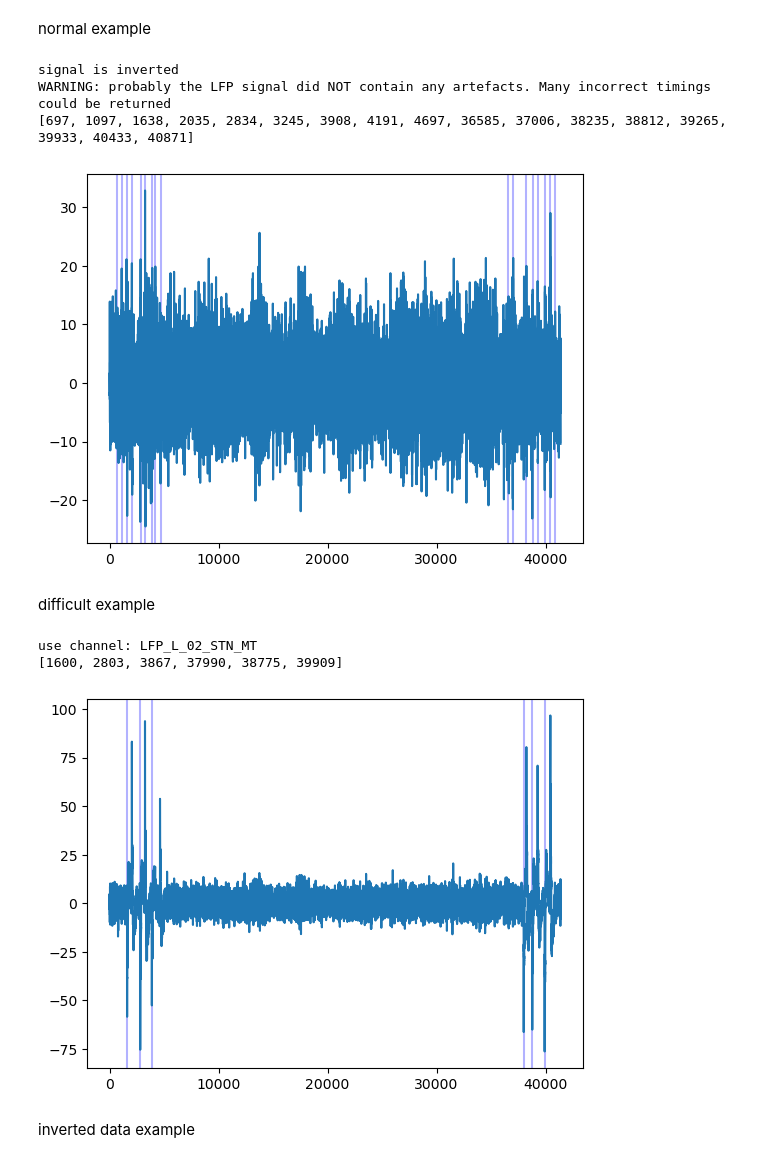
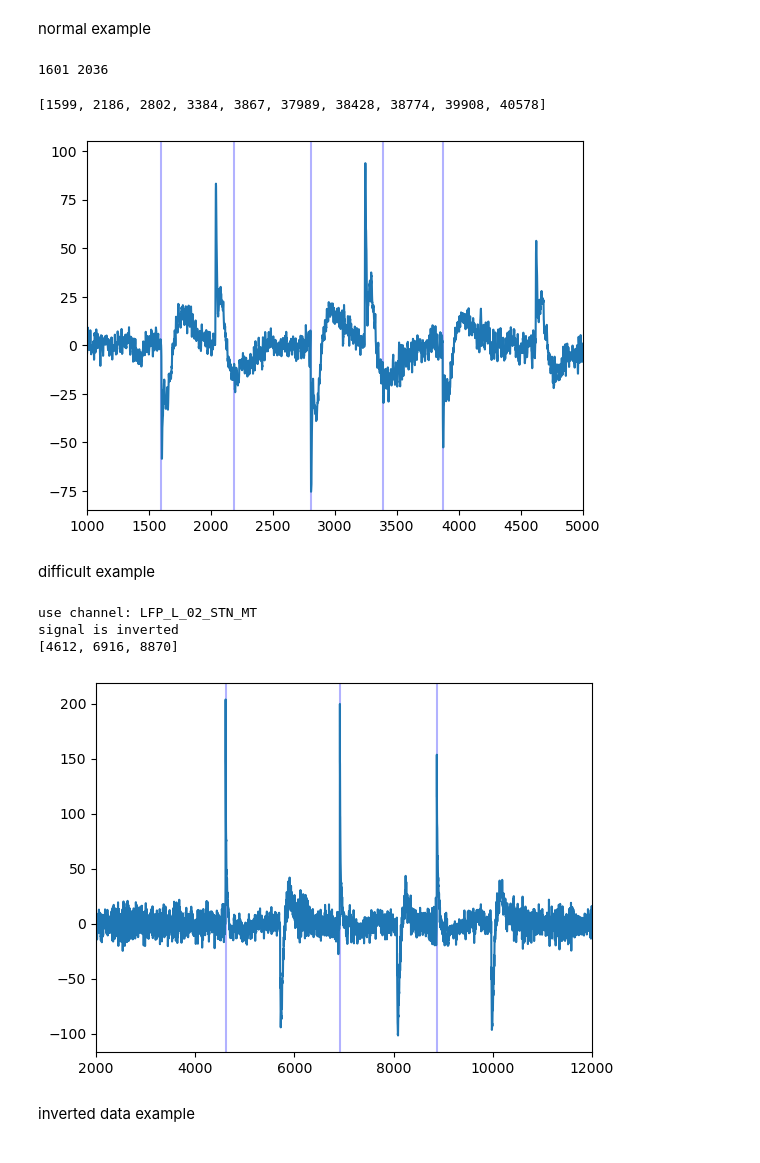
Before and after one commit to jgvhabets/PyPerceive, a Jupyter notebook: code/notebooks/sync_test.ipynb, the cells around one changed output. Saved outputs shown, nothing was run; the diff lists cells and outputs as text; code cells hidden in the pictures.

Commit message:
fixing too high max peak

```diff
--- a/code/notebooks/sync_test.ipynb
+++ b/code/notebooks/sync_test.ipynb
@@ -121,12 +121,12 @@ def find_LFP_sync_artefact(
 
     # calculate a ratio between std dev and maximum during
     # the first seconds to check whether an stim-artef was present
-    ratio_max_sd = np.max(res[:fs*20] / np.std(res[:fs*5]))
+    ratio_max_sd = np.max(res[:fs*30] / np.std(res[:fs*5]))
 
     # use peak of kernel dot products
-    pos_idx = find_peaks(x=res, height=.5 * max(res[:fs*10]),
+    pos_idx = find_peaks(x=res, height=.3 * max(res),
                         distance=fs)[0]
-    neg_idx = find_peaks(x=-res, height=-.5 * min(res[:fs*10]),
+    neg_idx = find_peaks(x=-res, height=-.3 * min(res),
                         distance=fs)[0]
 
     # check whether signal is converted
@@ -222,10 +223,17 @@ Creating RawArray with float64 data, n_channels=6, n_times=6625
 Ready.
 # %% [markdown]
 normal example
+# %%
+first_pos_peak = np.where(lfp_sig > max(lfp_sig) * .5)[0][0]
+first_neg_peak = np.where(lfp_sig < min(lfp_sig) * .5)[0][0]
+
+print(first_neg_peak, first_pos_peak)
+# %% [output]
+1601 2036
 # %%
 # define data
 normdata = norm.streaming.fu23m.m1s0.rest.run1.data
-ch_i = 1
+ch_i = 0
 lfp_sig = normdata.get_data()[ch_i]
 # get stim-artefact indices
 art_idx = find_LFP_sync_artefact(
@@ -240,13 +248,11 @@ for xline in art_idx:
 
 plt.plot(lfp_sig)
 
-# plt.xlim(1550, 2000)
+plt.xlim(1000, 5000)
 
 plt.show()
 # %% [output]
-signal is inverted
-WARNING: probably the LFP signal did NOT contain any artefacts. Many incorrect timings could be returned
-[697, 1097, 1638, 2035, 2834, 3245, 3908, 4191, 4697, 36585, 37006, 38235, 38812, 39265, 39933, 40433, 40871]
+[1599, 2186, 2802, 3384, 3867, 37989, 38428, 38774, 39908, 40578]
-[figure, old version]
+[figure, new version]
 # %% [markdown]
 difficult example
@@ -253,36 +262,37 @@ difficult example
 # %%
 # define data
-data = trouble.streaming.fu3m.m0s0.rest.run1.data
+data = trouble.streaming.fu3m.m0s0.rest.run3.data
 
 ch_i = 0
-lfp_sig = normdata.get_data()[ch_i]
+lfp_sig = data.get_data()[ch_i]
 print(f'use channel: {data.ch_names[ch_i]}')
 
 # get stim-artefact indices
 art_idx = find_LFP_sync_artefact(
     lfp_data=lfp_sig, fs=250,
     use_kernel='1',
-    consider_first_seconds=20
+    consider_first_seconds=60
 )
 print(art_idx)
 for xline in art_idx:
     plt.axvline(x=xline, ymin=min(lfp_sig), ymax=max(lfp_sig),
                 color='blue', alpha=.3,)
 
 plt.plot(lfp_sig)
 
-# plt.xlim(1500, 5000)
+plt.xlim(2000, 12000)
 
 plt.show()
 
 # print(f'STIM PROFILE {data.ch_names[ch_i+4]}')
 # plt.plot(data.get_data()[ch_i + 4])
 # plt.xlim(1500, 5000)
 # plt.show()
 # %% [output]
 use channel: LFP_L_02_STN_MT
-[1600, 2803, 3867, 37990, 38775, 39909]
+signal is inverted
+[4612, 6916, 8870]
-[figure, old version]
+[figure, new version]
 # %% [markdown]
 inverted data example
 # %%
```
Also changed, not shown: parts of 4 cells of this notebook.
